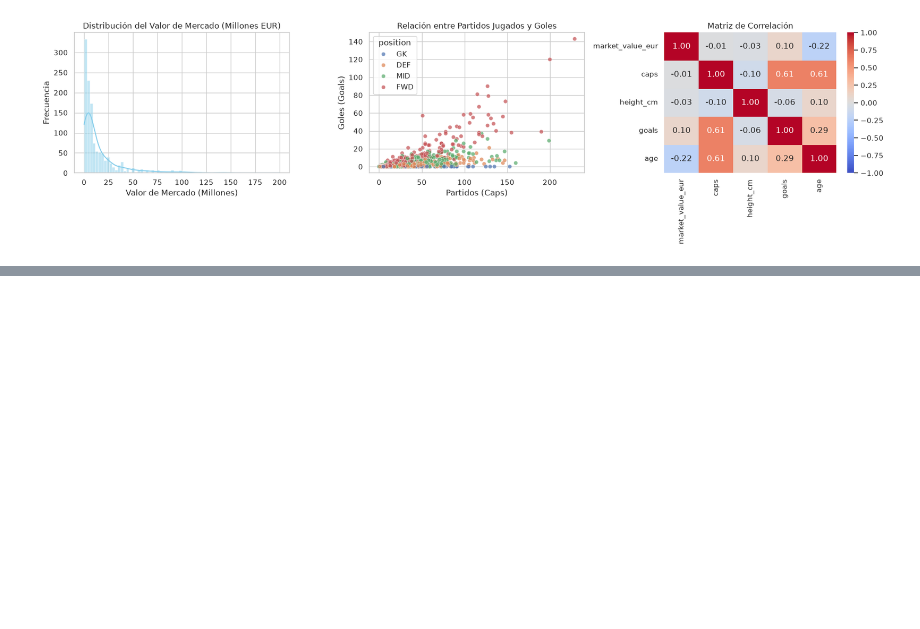
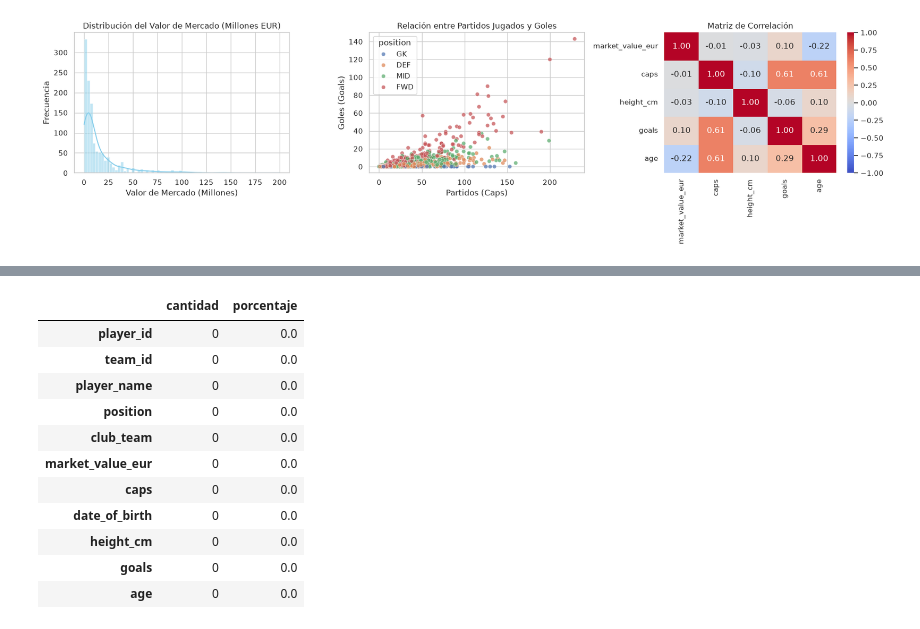
Before and after one commit to maxiteyo/Inteligencia-Artificial, a Jupyter notebook: Actividades/Actividad_02/Actividad_02.ipynb, the cells around one changed output, grey strips where cells are left out. Cells and saved outputs as stored; diff of their text form; code cells hidden in the pictures; blank space fills up the shorter version.

```diff
--- a/Actividades/Actividad_02/Actividad_02.ipynb
+++ b/Actividades/Actividad_02/Actividad_02.ipynb
@@ -158,0 +212,20 @@ El dataset no presenta valores nulos ni registros duplicados, por lo que no fue
+# %%
+# Cantidad y porcentaje de datos faltantes por columna
+faltantes = pd.DataFrame({
+    'cantidad': df.isna().sum(),
+    'porcentaje': (df.isna().mean() * 100).round(2)
+})
+display(faltantes)
+# %% [output]
+|  | cantidad | porcentaje |
+| player_id | 0 | 0.0 |
+| team_id | 0 | 0.0 |
+| player_name | 0 | 0.0 |
+| position | 0 | 0.0 |
+| club_team | 0 | 0.0 |
+| market_value_eur | 0 | 0.0 |
+| caps | 0 | 0.0 |
+| date_of_birth | 0 | 0.0 |
+| height_cm | 0 | 0.0 |
+| goals | 0 | 0.0 |
+| age | 0 | 0.0 |
```
Also changed, not shown: parts of 10 cells of this notebook.
